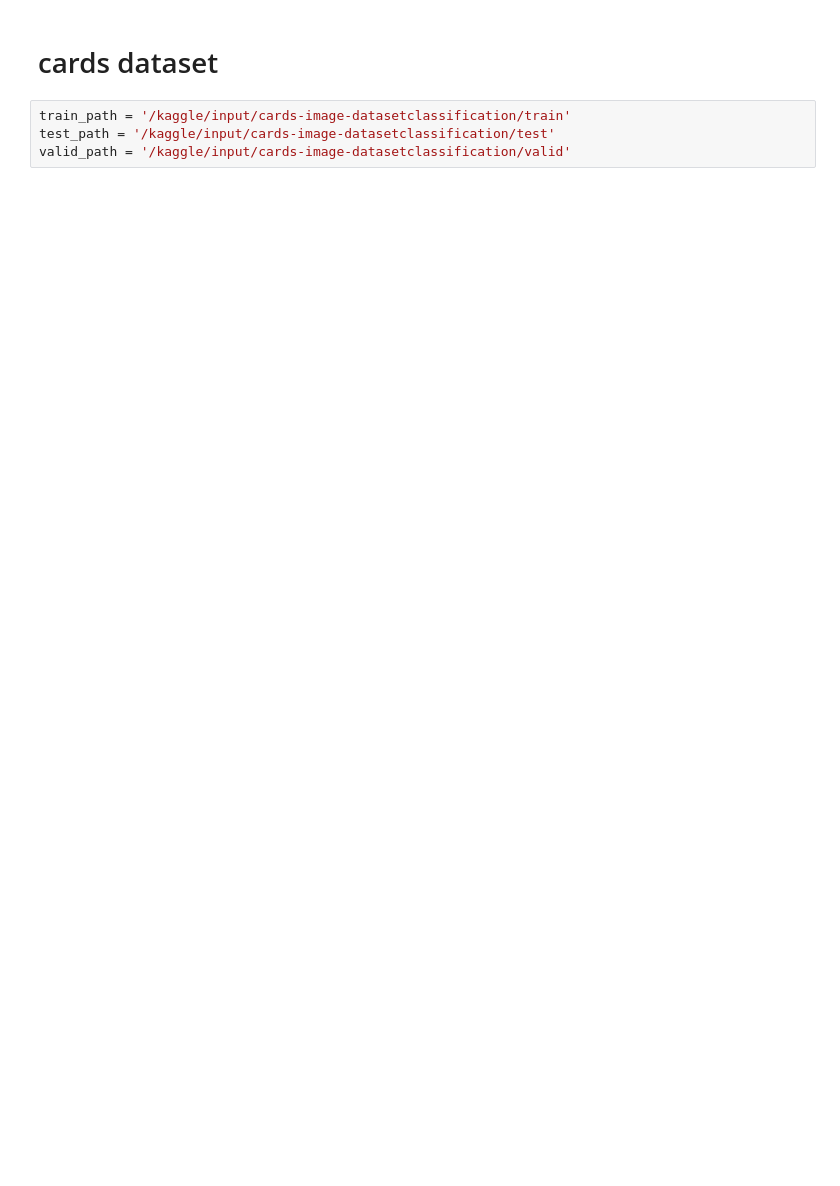
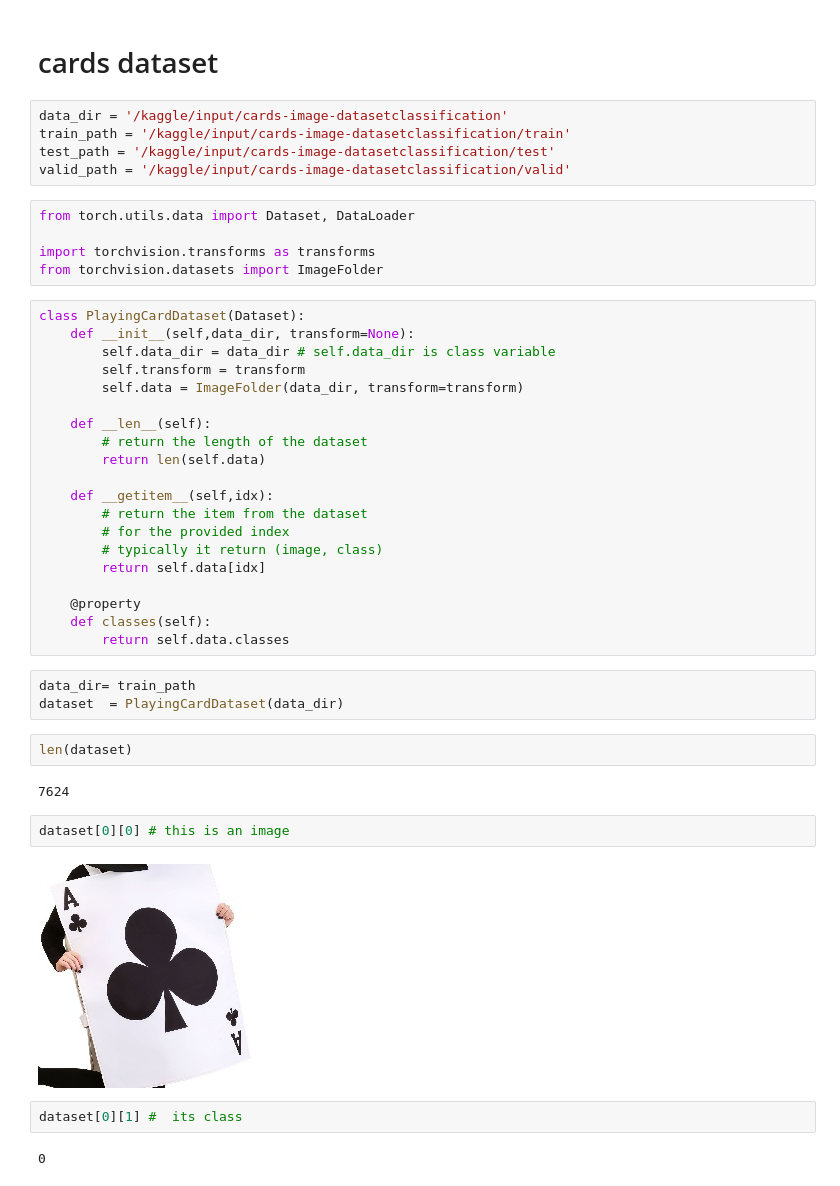
Before and after one commit to indhra/ML_Learnings, a Jupyter notebook: pytorch-learnings.ipynb, the cells around one changed output. Cells and saved outputs as stored; diff of their text form; blank space fills up the shorter version.

Commit message:
Kaggle Notebook | pytorch-learnings- | Version 2

```diff
--- a/pytorch-learnings.ipynb
+++ b/pytorch-learnings.ipynb
@@ -225,6 +225,47 @@ my_torch_array+my_torch_array2
 # %% [markdown]
 # cards dataset
 # %%
+data_dir = '/kaggle/input/cards-image-datasetclassification'
 train_path = '/kaggle/input/cards-image-datasetclassification/train'
 test_path = '/kaggle/input/cards-image-datasetclassification/test'
 valid_path = '/kaggle/input/cards-image-datasetclassification/valid'
+# %%
+from torch.utils.data import Dataset, DataLoader
+
+import torchvision.transforms as transforms
+from torchvision.datasets import ImageFolder
+# %%
+class PlayingCardDataset(Dataset):
+    def __init__(self,data_dir, transform=None):
+        self.data_dir = data_dir # self.data_dir is class variable
+        self.transform = transform
+        self.data = ImageFolder(data_dir, transform=transform)
+
+    def __len__(self):
+        # return the length of the dataset
+        return len(self.data)
+
+    def __getitem__(self,idx):
+        # return the item from the dataset
+        # for the provided index
+        # typically it return (image, class)
+        return self.data[idx]
+
+    @property
+    def classes(self):
+        return self.data.classes
+# %%
+data_dir= train_path
+dataset  = PlayingCardDataset(data_dir)
+# %%
+len(dataset)
+# %% [output]
+7624
+# %%
+dataset[0][0] # this is an image
+# %% [output]
+[figure, added]
+# %%
+dataset[0][1] #  its class
+# %% [output]
+0
```
Also changed, not shown: parts of 42 cells of this notebook.
